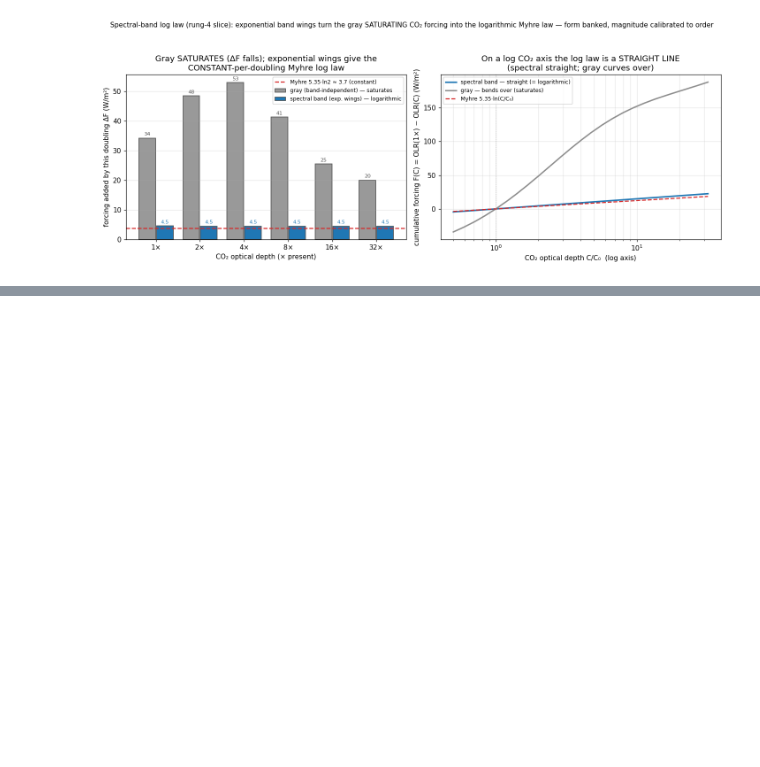
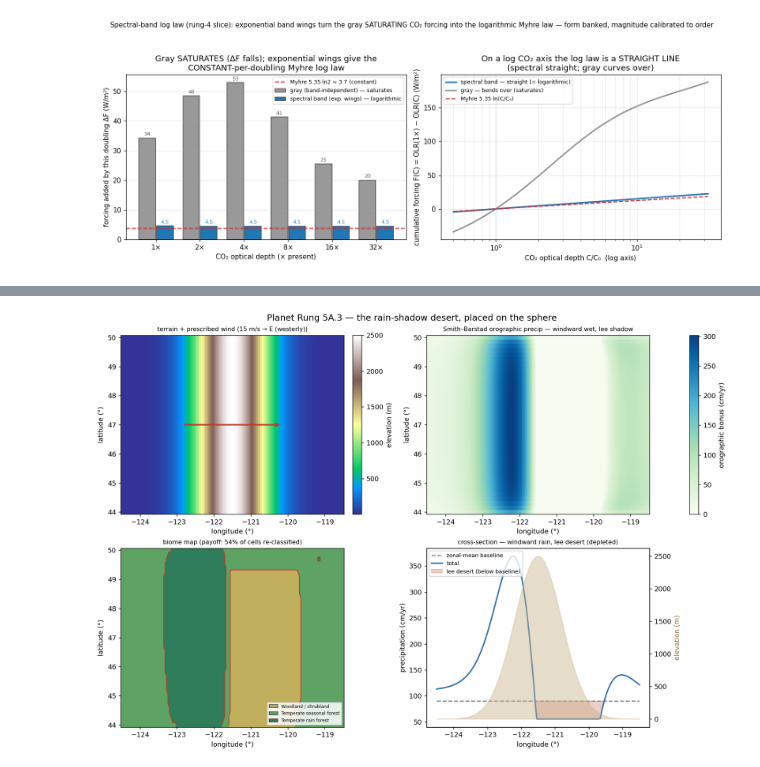
Before and after one commit to BoykoNeov/planet-sim, a Jupyter notebook: planet/planet.ipynb, the cells around one changed output, grey strips where cells are left out. Drawn from its saved outputs; the diff is of its cells as text; code cells hidden in the pictures; blank space fills up the shorter version.

```diff
--- a/planet/planet.ipynb
+++ b/planet/planet.ipynb
@@ -1061,0 +1162,12 @@ Spectral-band log law: why CO₂ forcing is logarithmic, not saturating (rung 4
+# %%
+# Rung 5A — the orographic scene reads its cross-mountain wind off the emergent coupled jet (a ~minutes
+# shallow-water spin-up), so this embeds the demo's banked render (python -m planet.demo_orographic).
+# Panels: terrain + prescribed wind; the S&B windward-wet / lee-shadow bonus; the re-classified biome map
+# (54% of cells change); and the cross-section — windward rain, and the lee DROPPING BELOW the zonal-mean
+# baseline (the 5A.3 along-wind moisture depletion — the real rain-shadow desert).
+from planet import demo_orographic
+from IPython.display import Image
+
+Image(filename=str(demo_orographic.DOCS_FIGURE))
+# %% [output]
+[figure, added]
```
Also changed, not shown: parts of 9 cells of this notebook, 4 other files.
